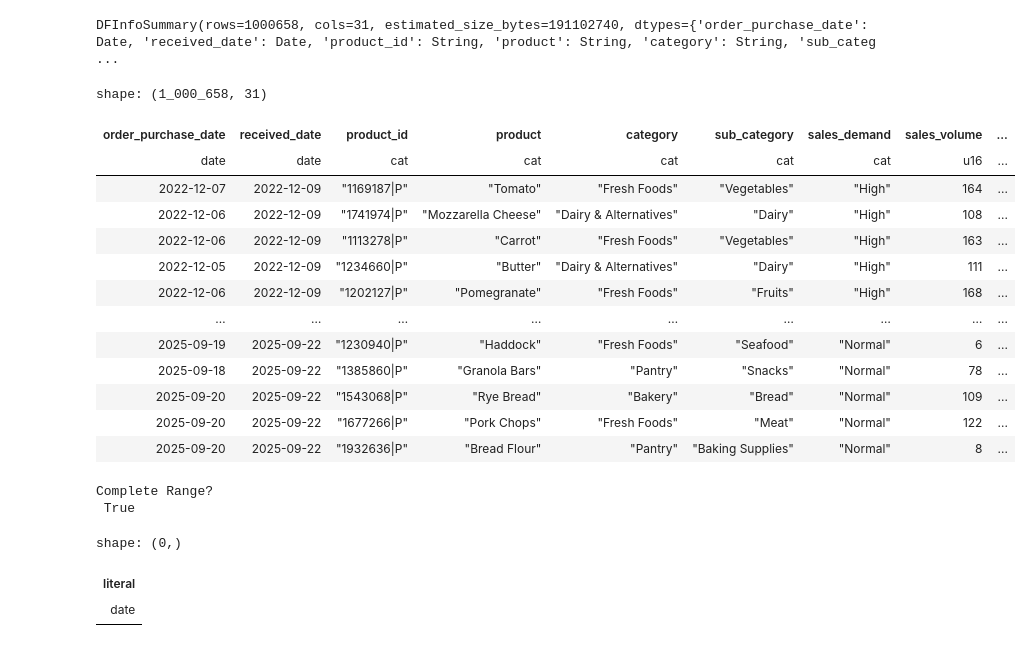
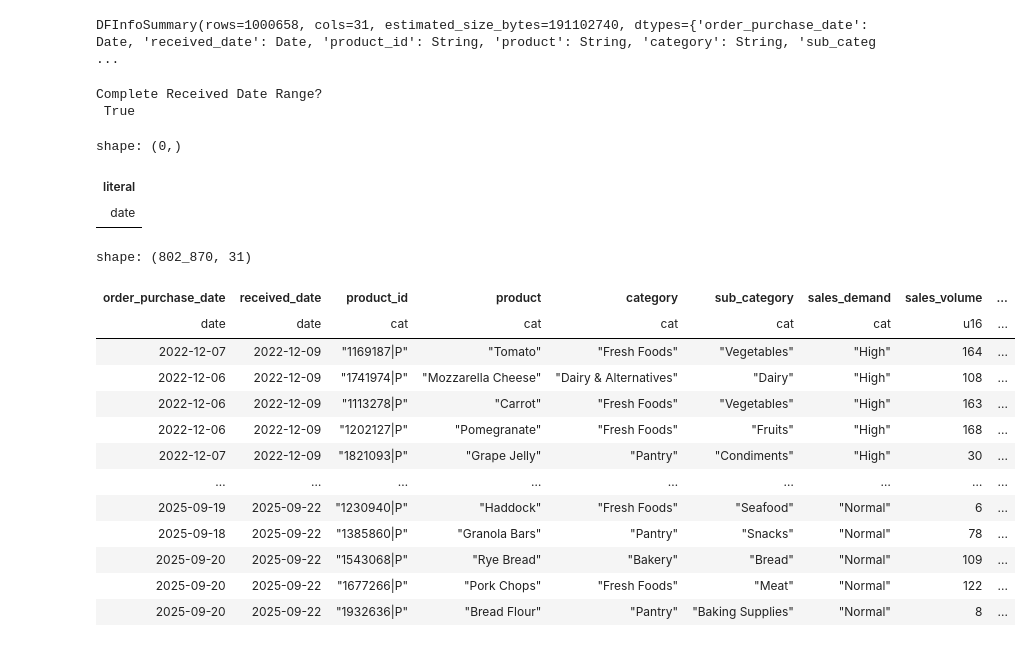
Before and after one commit to rbalbinotti/smart-supply-chain-ai, a Jupyter notebook: notebooks/01-polars_data_preprocessing.ipynb, the cells around one changed output. Cells and saved outputs as stored; diff of their text form; code cells hidden in the pictures.

```diff
--- a/notebooks/01-polars_data_preprocessing.ipynb
+++ b/notebooks/01-polars_data_preprocessing.ipynb
@@ -79,26 +79,11 @@ Columns:
  30  weather_severity              String        1,000,658       0   0.00%
 DFInfoSummary(rows=1000658, cols=31, estimated_size_bytes=191102740, dtypes={'order_purchase_date': Date, 'received_date': Date, 'product_id': String, 'product': String, 'category': String, 'sub_categ ...
 # %%
-lf.with_columns(
+df = lf.with_columns(
     pl.col(pl.Utf8).cast(pl.Categorical()),
 ).collect()
-# %% [output]
-shape: (1_000_658, 31)
-| order_purchase_date | received_date | product_id | product | category | sub_category | sales_demand | sales_volume | ... |
-| date | date | cat | cat | cat | cat | cat | u16 | ... |
-| 2022-12-07 | 2022-12-09 | "1169187|P" | "Tomato" | "Fresh Foods" | "Vegetables" | "High" | 164 | ... |
-| 2022-12-06 | 2022-12-09 | "1741974|P" | "Mozzarella Cheese" | "Dairy & Alternatives" | "Dairy" | "High" | 108 | ... |
-| 2022-12-06 | 2022-12-09 | "1113278|P" | "Carrot" | "Fresh Foods" | "Vegetables" | "High" | 163 | ... |
-| 2022-12-05 | 2022-12-09 | "1234660|P" | "Butter" | "Dairy & Alternatives" | "Dairy" | "High" | 111 | ... |
-| 2022-12-06 | 2022-12-09 | "1202127|P" | "Pomegranate" | "Fresh Foods" | "Fruits" | "High" | 168 | ... |
-| … | … | … | … | … | … | … | … | ... |
-| 2025-09-19 | 2025-09-22 | "1230940|P" | "Haddock" | "Fresh Foods" | "Seafood" | "Normal" | 6 | ... |
-| 2025-09-18 | 2025-09-22 | "1385860|P" | "Granola Bars" | "Pantry" | "Snacks" | "Normal" | 78 | ... |
-| 2025-09-20 | 2025-09-22 | "1543068|P" | "Rye Bread" | "Bakery" | "Bread" | "Normal" | 109 | ... |
-| 2025-09-20 | 2025-09-22 | "1677266|P" | "Pork Chops" | "Fresh Foods" | "Meat" | "Normal" | 122 | ... |
-| 2025-09-20 | 2025-09-22 | "1932636|P" | "Bread Flour" | "Pantry" | "Baking Supplies" | "Normal" | 8 | ... |
 # %%
-received_date = lf.select("received_date").collect().to_series().sort().unique()
+received_date = df.select("received_date").to_series().sort().unique()
 
 expected_date_range = pl.date_range(
     start= received_date.min(),
@@ -110,11 +95,30 @@ expected_date_range = pl.date_range(
 is_complete = received_date.len() == expected_date_range.len()
 missing_dates = expected_date_range.filter(~expected_date_range.is_in(received_date))
 
-print("Complete Range?\n", is_complete)
+print("Complete Received Date Range?\n", is_complete)
 missing_dates
 # %% [output]
-Complete Range?
+Complete Received Date Range?
  True
 shape: (0,)
 | literal |
 | date |
+# %%
+df.filter(
+    pl.struct(['order_purchase_date', 'received_date', 'product_id', 'supplier_id']).is_duplicated()
+)
+# %% [output]
+shape: (802_870, 31)
+| order_purchase_date | received_date | product_id | product | category | sub_category | sales_demand | sales_volume | ... |
+| date | date | cat | cat | cat | cat | cat | u16 | ... |
+| 2022-12-07 | 2022-12-09 | "1169187|P" | "Tomato" | "Fresh Foods" | "Vegetables" | "High" | 164 | ... |
+| 2022-12-06 | 2022-12-09 | "1741974|P" | "Mozzarella Cheese" | "Dairy & Alternatives" | "Dairy" | "High" | 108 | ... |
+| 2022-12-06 | 2022-12-09 | "1113278|P" | "Carrot" | "Fresh Foods" | "Vegetables" | "High" | 163 | ... |
+| 2022-12-06 | 2022-12-09 | "1202127|P" | "Pomegranate" | "Fresh Foods" | "Fruits" | "High" | 168 | ... |
+| 2022-12-07 | 2022-12-09 | "1821093|P" | "Grape Jelly" | "Pantry" | "Condiments" | "High" | 30 | ... |
+| … | … | … | … | … | … | … | … | ... |
+| 2025-09-19 | 2025-09-22 | "1230940|P" | "Haddock" | "Fresh Foods" | "Seafood" | "Normal" | 6 | ... |
+| 2025-09-18 | 2025-09-22 | "1385860|P" | "Granola Bars" | "Pantry" | "Snacks" | "Normal" | 78 | ... |
+| 2025-09-20 | 2025-09-22 | "1543068|P" | "Rye Bread" | "Bakery" | "Bread" | "Normal" | 109 | ... |
+| 2025-09-20 | 2025-09-22 | "1677266|P" | "Pork Chops" | "Fresh Foods" | "Meat" | "Normal" | 122 | ... |
+| 2025-09-20 | 2025-09-22 | "1932636|P" | "Bread Flour" | "Pantry" | "Baking Supplies" | "Normal" | 8 | ... |
```
Also changed, not shown: parts of 2 cells of this notebook, 5 other files.
